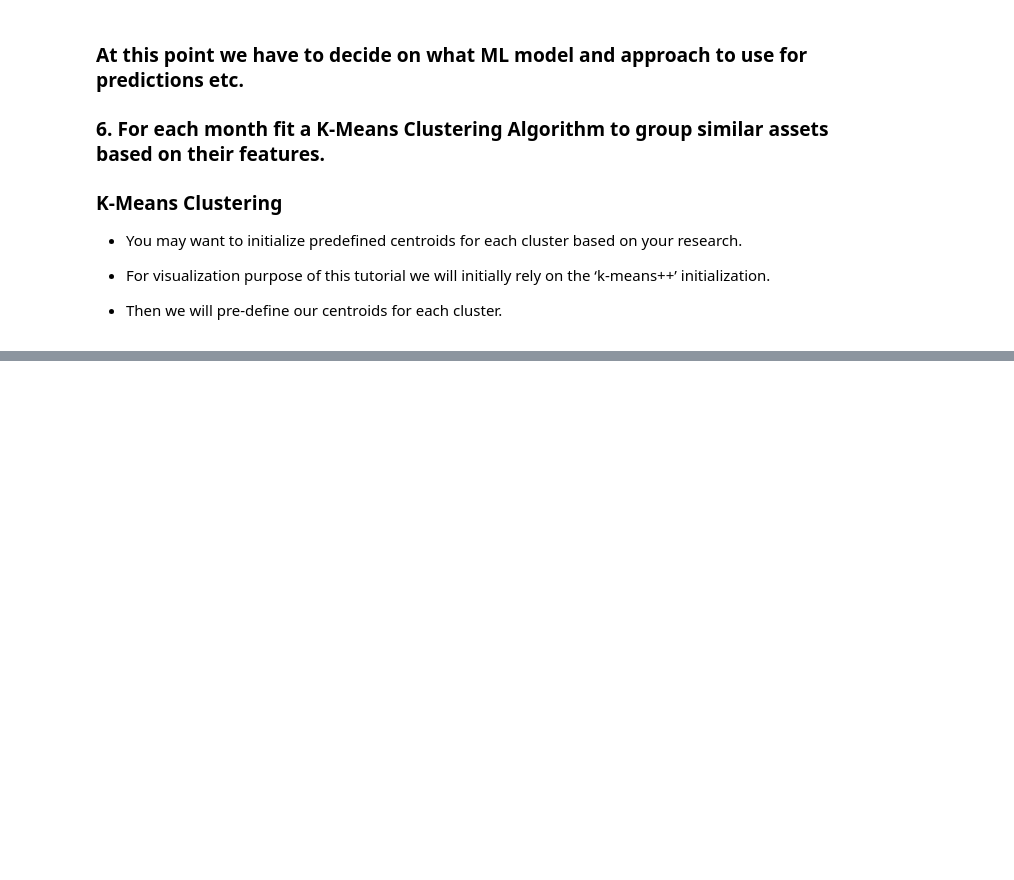
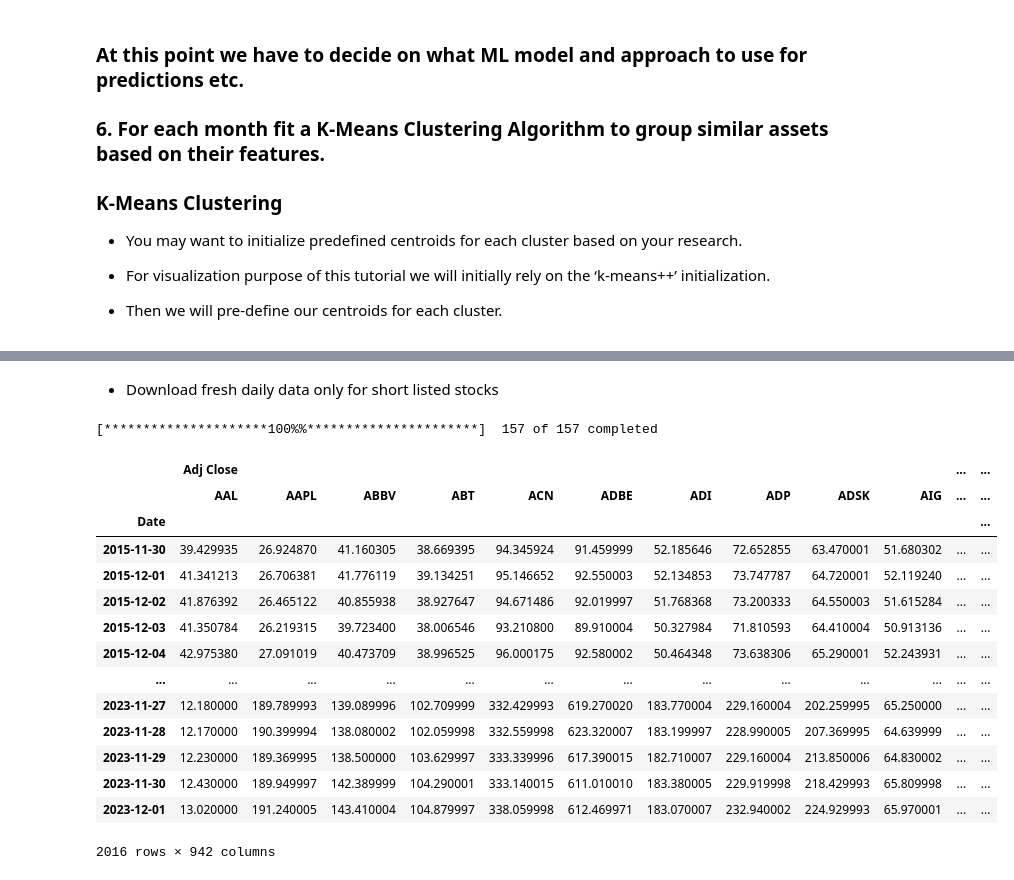
Before and after one commit to Mukulshitole/Stock_Unsupervised_baseroot, a Jupyter notebook: Untitled.ipynb, the cells around one changed output, grey strips where cells are left out. Saved outputs shown, nothing was run; the diff lists cells and outputs as text; code cells hidden in the pictures; blank space fills up the shorter version.

```diff
--- a/Untitled.ipynb
+++ b/Untitled.ipynb
@@ -544,0 +616,25 @@ for i in data.index.get_level_values('date').unique().tolist():
+# %% [markdown]
+* Download fresh daily data only for short listed stocks
+# %%
+stocks = data.index.get_level_values('ticker').unique().tolist()
+new_df= yf.download(tickers= stocks,
+                    start=data.index.get_level_values('date').unique()[0]-pd.DateOffset(months=12)
+                    ,end=data.index.get_level_values('date').unique()[-1])
+new_df
+# %% [output]
+[*********************100%%**********************]  157 of 157 completed
+|  | Adj Close |  |  |  |  |  |  |  |  |  | ... | ... |
+|  | AAL | AAPL | ABBV | ABT | ACN | ADBE | ADI | ADP | ADSK | AIG | ... | ... |
+| Date |  |  |  |  |  |  |  |  |  |  |  | ... |
+| 2015-11-30 | 39.429935 | 26.924870 | 41.160305 | 38.669395 | 94.345924 | 91.459999 | 52.185646 | 72.652855 | 63.470001 | 51.680302 | ... | ... |
+| 2015-12-01 | 41.341213 | 26.706381 | 41.776119 | 39.134251 | 95.146652 | 92.550003 | 52.134853 | 73.747787 | 64.720001 | 52.119240 | ... | ... |
+| 2015-12-02 | 41.876392 | 26.465122 | 40.855938 | 38.927647 | 94.671486 | 92.019997 | 51.768368 | 73.200333 | 64.550003 | 51.615284 | ... | ... |
+| 2015-12-03 | 41.350784 | 26.219315 | 39.723400 | 38.006546 | 93.210800 | 89.910004 | 50.327984 | 71.810593 | 64.410004 | 50.913136 | ... | ... |
+| 2015-12-04 | 42.975380 | 27.091019 | 40.473709 | 38.996525 | 96.000175 | 92.580002 | 50.464348 | 73.638306 | 65.290001 | 52.243931 | ... | ... |
+| ... | ... | ... | ... | ... | ... | ... | ... | ... | ... | ... | ... | ... |
+| 2023-11-27 | 12.180000 | 189.789993 | 139.089996 | 102.709999 | 332.429993 | 619.270020 | 183.770004 | 229.160004 | 202.259995 | 65.250000 | ... | ... |
+| 2023-11-28 | 12.170000 | 190.399994 | 138.080002 | 102.059998 | 332.559998 | 623.320007 | 183.199997 | 228.990005 | 207.369995 | 64.639999 | ... | ... |
+| 2023-11-29 | 12.230000 | 189.369995 | 138.500000 | 103.629997 | 333.339996 | 617.390015 | 182.710007 | 229.160004 | 213.850006 | 64.830002 | ... | ... |
+| 2023-11-30 | 12.430000 | 189.949997 | 142.389999 | 104.290001 | 333.140015 | 611.010010 | 183.380005 | 229.919998 | 218.429993 | 65.809998 | ... | ... |
+| 2023-12-01 | 13.020000 | 191.240005 | 143.410004 | 104.879997 | 338.059998 | 612.469971 | 183.070007 | 232.940002 | 224.929993 | 65.970001 | ... | ... |
+2016 rows × 942 columns
```
Also changed, not shown: parts of 26 cells of this notebook.
